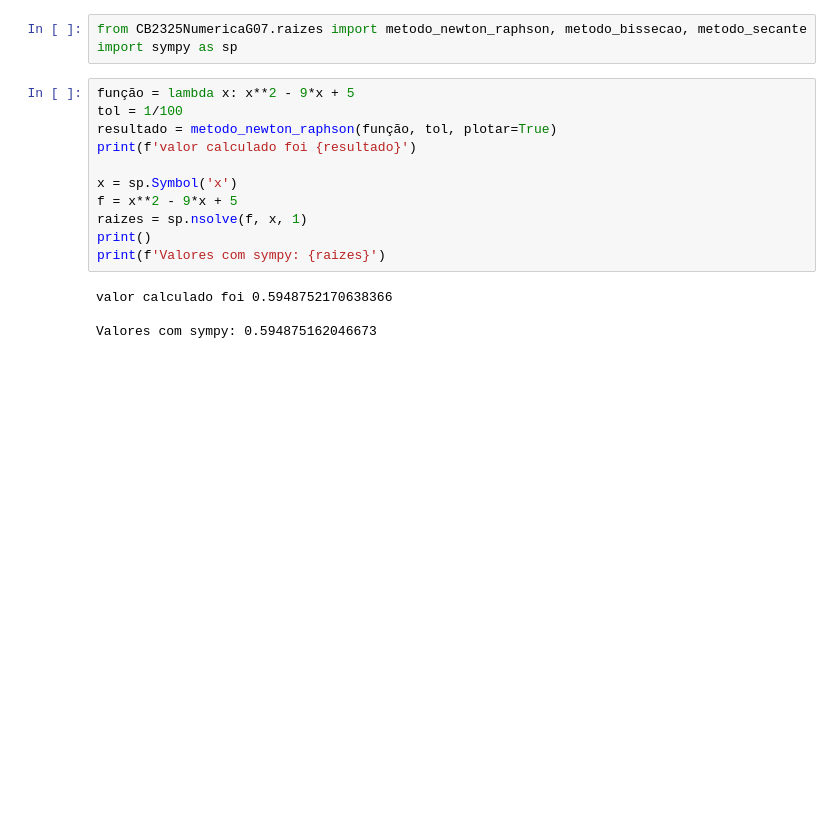
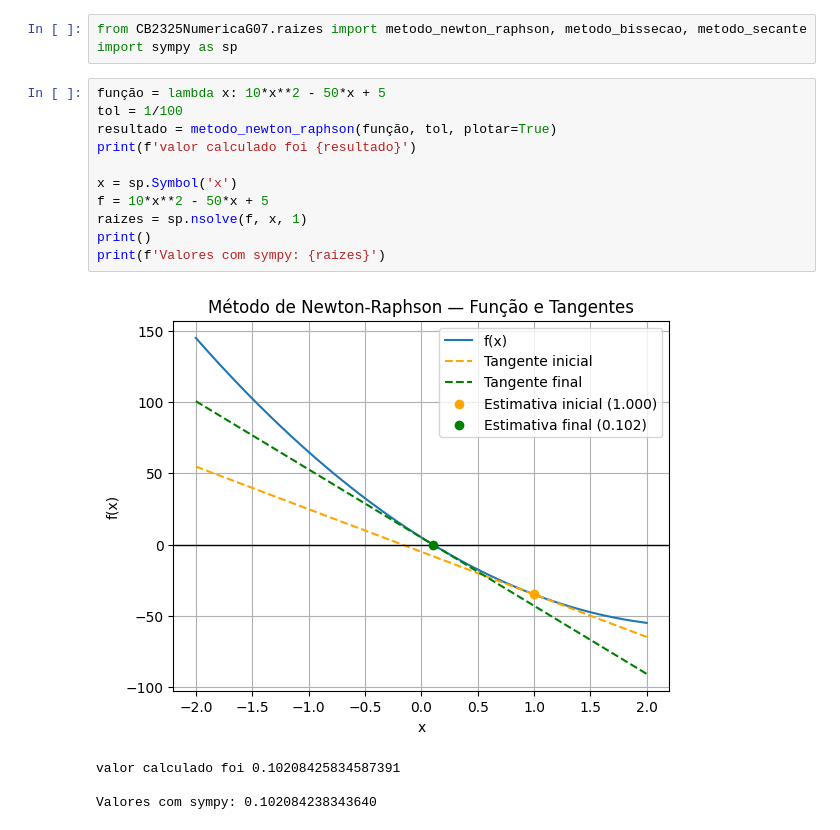
Before and after one commit to Mateus-Band/CB2325NumericaG07, a Jupyter notebook: notebooks_demos/raizes_demo.ipynb, the cells around one changed output. Cells and saved outputs as stored; diff of their text form; blank space fills up the shorter version.

Commit message:
Adicionado plot na newton_r e bissecao

```diff
--- a/notebooks_demos/raizes_demo.ipynb
+++ b/notebooks_demos/raizes_demo.ipynb
@@ -12,20 +12,21 @@ if project_root not in sys.path:
 from CB2325NumericaG07.raizes import metodo_newton_raphson, metodo_bissecao, metodo_secante
 import sympy as sp
 # %%
-função = lambda x: x**2 - 9*x + 5
+função = lambda x: 10*x**2 - 50*x + 5
 tol = 1/100
 resultado = metodo_newton_raphson(função, tol, plotar=True)
 print(f'valor calculado foi {resultado}')
 
 x = sp.Symbol('x')
-f = x**2 - 9*x + 5
+f = 10*x**2 - 50*x + 5
 raizes = sp.nsolve(f, x, 1)
 print()
 print(f'Valores com sympy: {raizes}')
 # %% [output]
+[figure, added]
-valor calculado foi 0.5948752170638366
+valor calculado foi 0.10208425834587391
 
-Valores com sympy: 0.594875162046673
+Valores com sympy: 0.102084238343640
 # %%
 f =  lambda x: x**3 - 9*x + 5
 raiz = metodo_bissecao(f, 0, 2,plotar=True)
```
Also changed, not shown: parts of 1 cell of this notebook.
